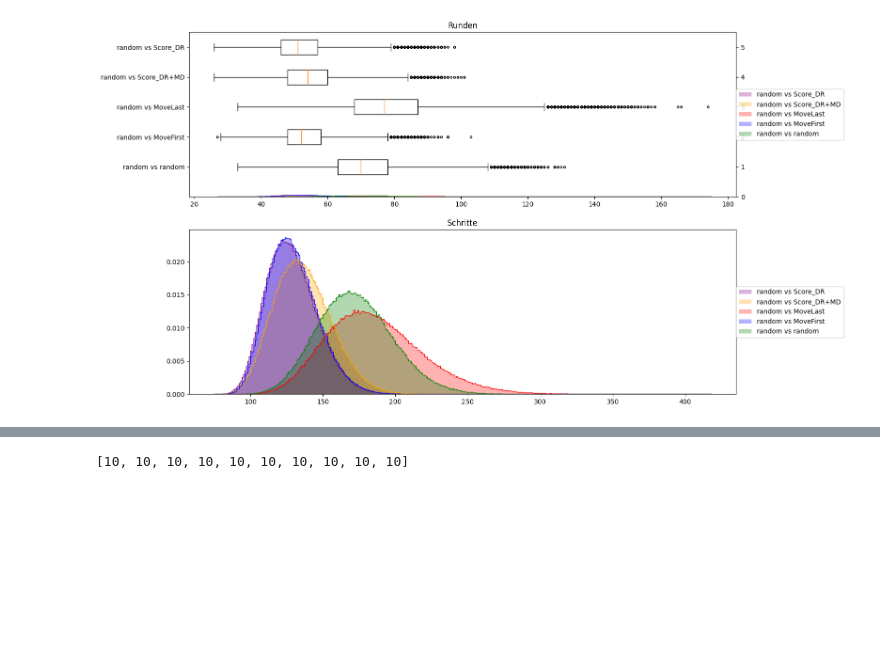
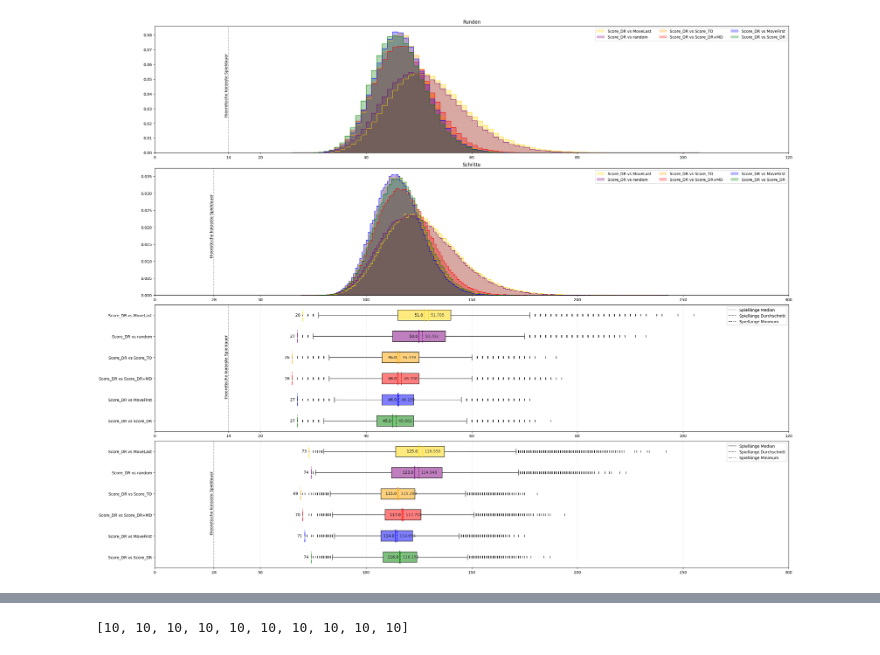
Before and after one commit to LukasWallisch/game-ur-analysis, a Jupyter notebook: src/whoWins.ipynb, the cells around one changed output, grey strips where cells are left out. Saved outputs shown, nothing was run; the diff lists cells and outputs as text; code cells hidden in the pictures; blank space fills up the shorter version.

```diff
--- a/src/whoWins.ipynb
+++ b/src/whoWins.ipynb
@@ -43,7 +33,0 @@ con.close()
-# %%
-con = sqlite3.connect("G:/Uni/BA/data/gameHistories.db")
-# labels = [json.loads(con.execute('''select dice from gameSettings where gameSettingsID == (?)''', i).fetchone()[0],object_hook=decodingHooks).getName() for i in distinctSettings]
-labels = [" vs ".join([p.getStrategy().getName() for p in  json.loads(con.execute('''select players from gameSettings where gameSettingsID == (?)''', i).fetchone()[0],object_hook=decodingHooks)]) for i in distinctSettings]
-
-con.close()
-labels
@@ -55,0 +87,9 @@ labels
+# %%
+con = sqlite3.connect(db_file_name)
+con.row_factory = lambda _, row: list(row)
+labels = [(r[0]," vs ".join([p.getStrategy().getName() for p in  json.loads(r[1],object_hook=decodingHooks)])) for r in con.execute('''select gameSettingsID,players from gameSettings''', ).fetchall()]
+
+con.close()
+labels.sort(key=lambda x: settings.index(x[0]))
+labels = [name for _,name in labels]
+labels
@@ -65,30 +186,54 @@ labels
 # %%
-fig, ax = plt.subplot_mosaic([["Runden"], ["Schritte"]], figsize=[15, 10])
+def makeGraph(roundCounts,stepCounts, labels):
 
-# for i,gl_stacked_ in enumerate(gl_stacked):
-#         ax.bar([x for x, _ in gl_stacked_], [
-#                 y for _, y in gl_stacked_], alpha=0.5, label=xlabels[i])
-#         # ax.plot(gl[i], alpha=0.5)
-ax["Runden"].set_title("Runden")
-bins = range(min(min(roundCounts)), max(max(roundCounts))+2)
-ax["Runden"].hist(roundCounts, color=colors[:len(roundCounts)], density=True, histtype="step",
-           bins=bins)
-ax["Runden"].hist(roundCounts, color=colors[:len(roundCounts)], label=labels, density=True, histtype="stepfilled",
-           alpha=.3, bins=bins)
-sec_ax = ax["Runden"].secondary_yaxis(location="right")
-# ax["Runden"].boxplot(roundCounts, 0, ".", False, labels=labels,whis=1)
-ax["Runden"].boxplot(roundCounts, 0, ".", False, labels=labels,whis=2)
+    fig, ax = plt.subplot_mosaic([["Runden"], ["Schritte"],["Boxplots Runden"],["Boxplots Schritte"]], figsize=[25, 20],layout="constrained")
 
-ax["Schritte"].set_title("Schritte")
-bins = range(min(min(stepCounts)), max(max(stepCounts))+2)
-ax["Schritte"].hist(stepCounts, color=colors[:len(stepCounts)], density=True,  histtype="step",
-           bins=bins)
-ax["Schritte"].hist(stepCounts, color=colors[:len(stepCounts)], label=labels, density=True, histtype="stepfilled",
-           alpha=.3, bins=bins)
+    # for i,gl_stacked_ in enumerate(gl_stacked):
+    #         ax.bar([x for x, _ in gl_stacked_], [
+    #                 y for _, y in gl_stacked_], alpha=0.5, label=xlabels[i])
+    #         # ax.plot(gl[i], alpha=0.5)
+    ax["Runden"].set_title("Runden")
+    maxBin=max([max(x) for x in roundCounts])
+    minBin=min([min(x) for x in roundCounts])
+    bins = range(minBin, maxBin+2)
+    hst = ax["Runden"].hist(roundCounts, color=colors[:len(roundCounts)], density=True, histtype="step",
+            bins=bins)
+    ax["Runden"].hist(roundCounts, color=colors[:len(roundCounts)], label=labels, density=True, histtype="stepfilled",
+            alpha=.3, bins=bins)
+    # ax["Runden"].boxplot(roundCounts, 0, ".", False, labels=labels,whis=1)
+
+    ax["Schritte"].set_title("Schritte")
+    maxBin=max([max(x) for x in stepCounts])
+    minBin=min([min(x) for x in stepCounts])
+    bins = range(minBin, maxBin+2)
+    ax["Schritte"].hist(stepCounts, color=colors[:len(stepCounts)], density=True,  histtype="step",
+            bins=bins)
+    ax["Schritte"].hist(stepCounts, color=colors[:len(stepCounts)], label=labels, density=True, histtype="stepfilled",
+            alpha=.3, bins=bins)
+
+    roundMedians = colorboxplot(roundCounts,ax["Boxplots Runden"],labels)
+    stepMedians = colorboxplot(stepCounts,ax["Boxplots Schritte"],labels)
+    ax["Boxplots Runden"].xaxis.grid(True, linestyle='-', which='major', color='lightgrey', alpha=0.5)
+    ax["Boxplots Schritte"].xaxis.grid(True, linestyle='-', which='major', color='lightgrey', alpha=0.5)
+
+    for ax_ in [ax["Boxplots Runden"],ax["Runden"]]:
+        ax_.axvline(14, color=(0, 0, 0, 0.3),  ls='--')
+        ax_.set_xticks(list(ax_.get_xticks())+[14])
+        ax_.text(14,np.mean(list(ax_.get_yticks())),"  theoretische kürzeste Spieldauer",rotation=90,ha="right",va="center")
+    for ax_ in [ax["Boxplots Schritte"],ax["Schritte"]]:
+        ax_.axvline(28, color=(0, 0, 0, 0.3),  ls='--')
+        ax_.set_xticks(list(ax_.get_xticks())+[28])
+        print(np.mean(list(ax_.get_yticks())))
+        ax_.text(28,np.mean(list(ax_.get_yticks())),"  theoretische kürzeste Spieldauer",rotation=90,ha="right",va="center")
 
 
-for name in ax:
-    if name not in labels:
-        ax[name].legend(bbox_to_anchor=(1, .5),
-                        loc='center left', borderaxespad=0.)
+
+
+    for name in ax:
+        if name not in ["Boxplots Runden","Boxplots Schritte"]:
+            ax[name].legend(ncol=3)
+
+a0,a1=(0,5)
+# makeGraph(roundCounts[a0:a1],stepCounts[a0:a1], labels[a0:a1])
+makeGraph(roundCounts,stepCounts, labels)
 # %% [output]
@@ -95,2 +242,2 @@ for name in ax:
-[figure, old version]
+[figure, new version]
 # %%
```
Also changed, not shown: parts of 15 cells of this notebook, 9 other files.
